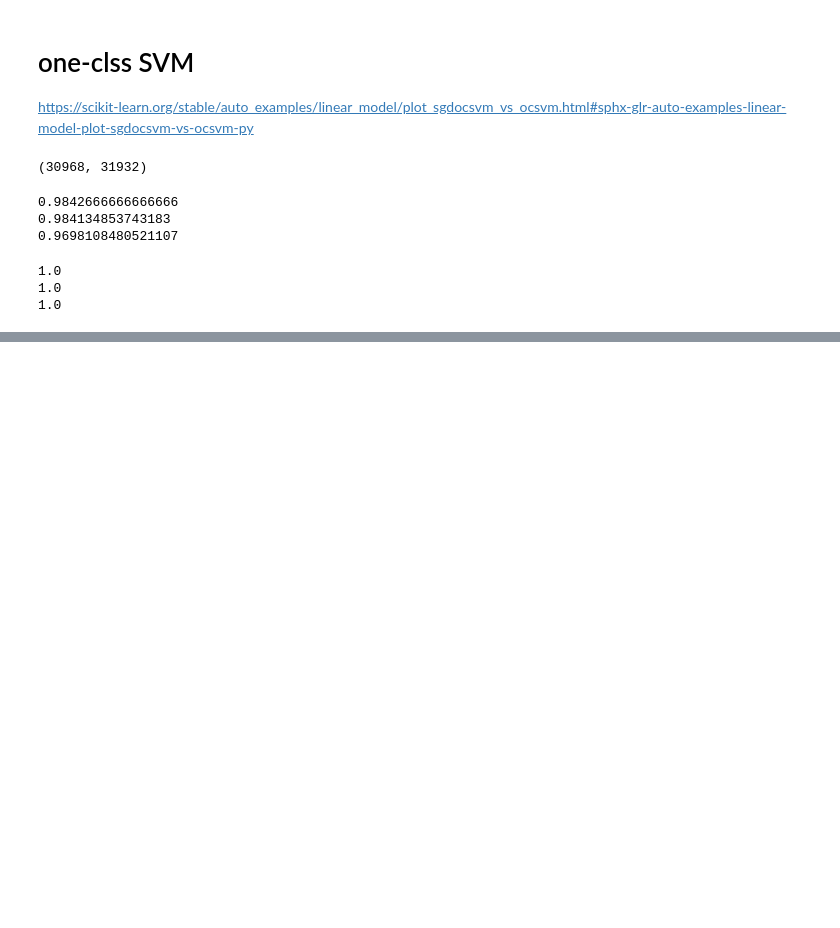
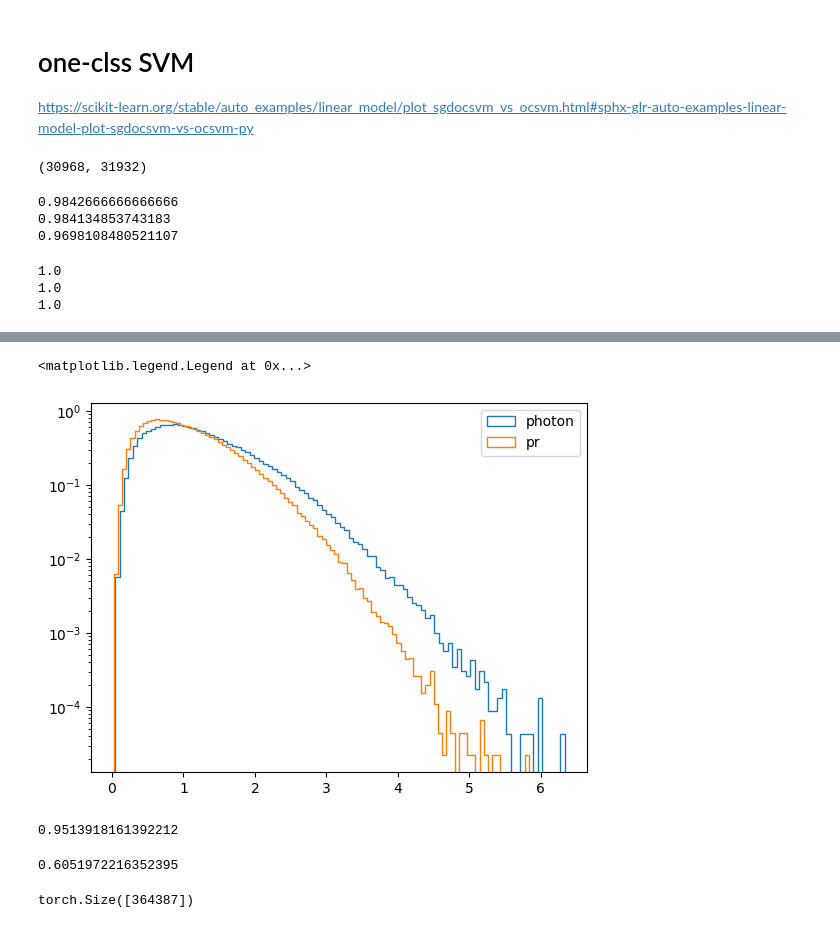
Before and after one commit to fitagdinov/Telescope_Array, a Jupyter notebook: phd_work/Notebooks/probablility_analys.ipynb, the cells around one changed output, grey strips where cells are left out. Drawn from its saved outputs; the diff is of its cells as text; code cells hidden in the pictures; blank space fills up the shorter version.

```diff
--- a/phd_work/Notebooks/probablility_analys.ipynb
+++ b/phd_work/Notebooks/probablility_analys.ipynb
@@ -1189,0 +1235,9 @@ metric(y_pred_outliers_sgd)
+# %%
+# select
+select_dict_loss = {}
+set_parasm = set(params)
+for i in tqdm(range(len(params))):
+    try:
+        select_dict_loss[params[i]] = torch.concat([select_dict_loss[params[i]], loss[i:i+1]], dim=0)
+    except KeyError:
+        select_dict_loss[params[i]] = loss[i:i+1]
@@ -1189,0 +1279,18 @@ metric(y_pred_outliers_sgd)
+# %%
+plt.hist(select_dict_loss['photon'][:,4], bins=100, density=True,histtype='step', label ='photon', log =True)
+plt.hist(select_dict_loss['pr'][:,4] ,bins=100, density=True, histtype='step', label ='pr', log =True)
+plt.legend()
+# %% [output]
+<matplotlib.legend.Legend at 0x...>
+[figure, added]
+# %%
+a = np.quantile(np.array(select_dict_loss['pr'][:,4]), 0.5)
+print(a)
+sum(np.array(select_dict_loss['photon'][:,4])>a)/len(np.array(select_dict_loss['photon'][:,4]))
+# %% [output]
+0.9513918161392212
+0.6051972216352395
+# %%
+select_dict_loss['photon'].mean(dim=1).shape
+# %% [output]
+torch.Size([364387])
```
Also changed, not shown: parts of 12 cells of this notebook, 7 other files.
